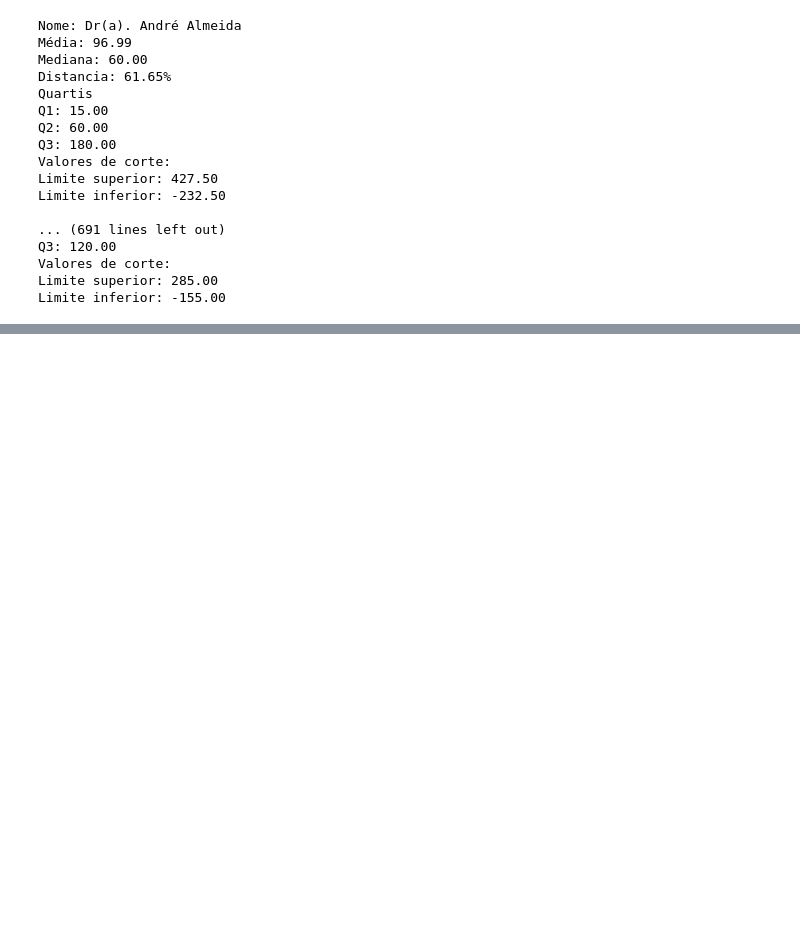
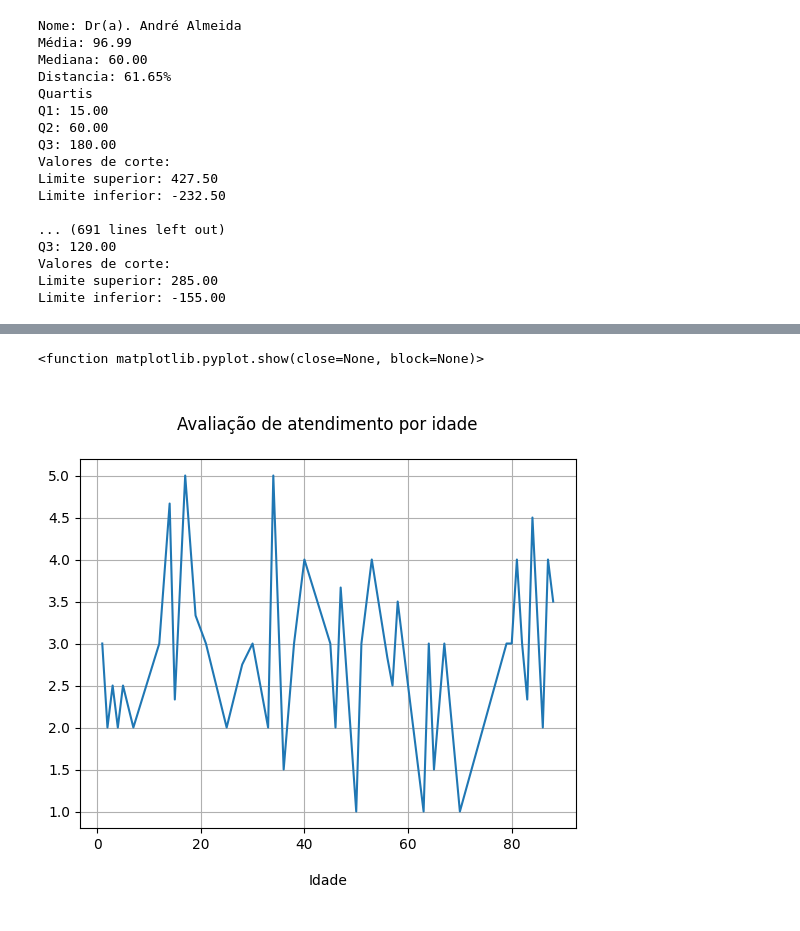
Before and after one commit to ArlemSilva/ClinicasNara, a Jupyter notebook: projeto nara.ipynb, the cells around one changed output, grey strips where cells are left out. Saved outputs shown, nothing was run; the diff lists cells and outputs as text; code cells hidden in the pictures; blank space fills up the shorter version.

```diff
--- a/projeto nara.ipynb
+++ b/projeto nara.ipynb
@@ -5,11 +5,11 @@ import matplotlib.pyplot as plt
 # %%
 from datetime import datetime
 # %%
-df_consultas = pd.read_csv('consultas.csv', sep = ',')
-df_avaliacoes = pd.read_csv('avaliacoes.csv', sep = ',')
-df_clinicas = pd.read_csv('clinicas.csv', sep = ',')
+df_consultas = pd.read_csv('consultas_final.csv', sep = ',')
+df_avaliacoes = pd.read_csv('avaliacoes_final.csv', sep = ',')
+df_clinicas = pd.read_csv('clinicas_final.csv', sep = ',')
 df_medicos = pd.read_csv('medicos.csv', sep = ',')
-df_pacientes = pd.read_csv('pacientes.csv', sep = ',')
+df_pacientes = pd.read_csv('pacientes_final.csv', sep = ',')
 # %%
 df_consultas.head()
 # %% [output]
@@ -350,0 +56,3 @@ Limite inferior: -245.00
+# %%
+# consulta x paciente x clinica
+df_pacientes_avaliacao = pd.merge(df_clinica_avaliacao, df_pacientes, on='id_paciente', how='inner')
@@ -436,0 +203,13 @@ df_analise_medico
+# %%
+# formula para agrupar as medias das avaliações por idade
+df_idade = df_pacientes_avaliacao.groupby('idade')['nota_satisfacao'].mean().reset_index()
+
+#gráfico informando a media e avaliação de atendimento por idade
+plt.plot(df_idade['idade'], df_idade['nota_satisfacao'])
+plt.title('\nAvaliação de atendimento por idade\n')
+plt.xlabel('\nIdade\n')
+plt.grid(True)
+plt.show
+# %% [output]
+<function matplotlib.pyplot.show(close=None, block=None)>
+[figure, added]
```
Also changed, not shown: parts of 54 cells of this notebook, 5 other files.
